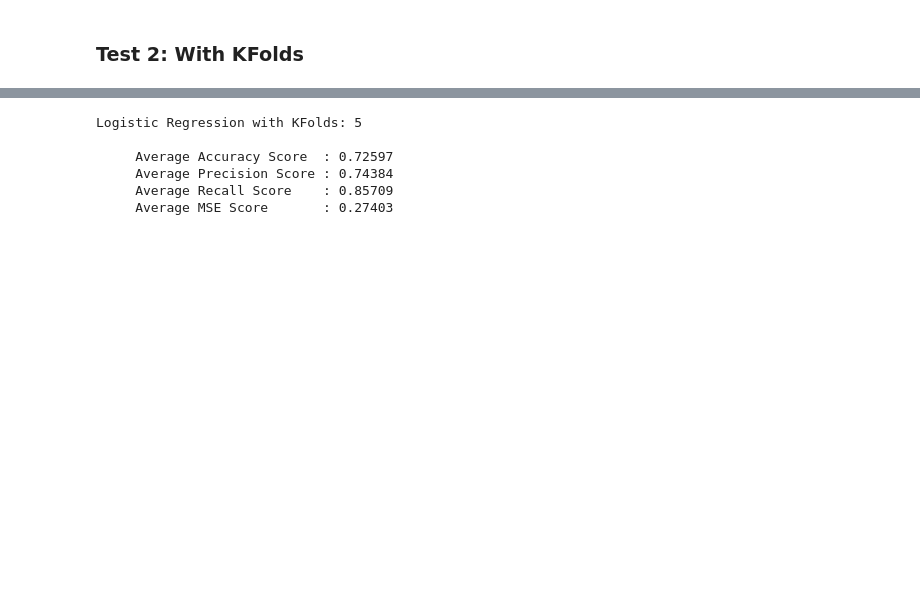
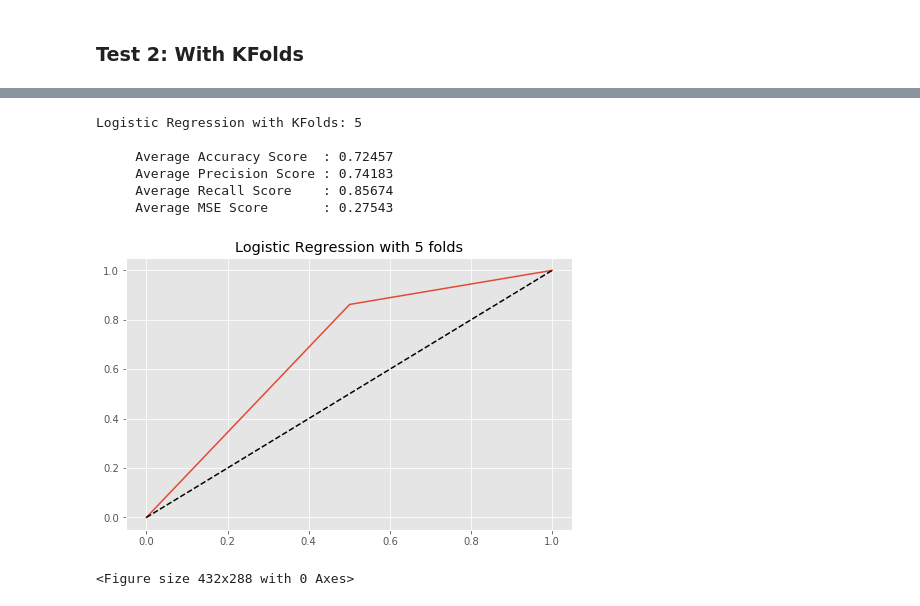
Before and after one commit to cwong690/Ride-or-Churn, a Jupyter notebook: cindy_log_regres.ipynb, the cells around one changed output, grey strips where cells are left out. Drawn from its saved outputs; the diff is of its cells as text; code cells hidden in the pictures; blank space fills up the shorter version.

```diff
--- a/cindy_log_regres.ipynb
+++ b/cindy_log_regres.ipynb
@@ -257,6 +277,6 @@ Logistic Regression with KFolds: 3
 # %%
 num_splits = 5
-model, mse, accuracies, precisions, recalls= k_folds_models(X_train, y_train, num_splits)
+model, mse, accuracies, precisions, recalls, fpr, tpr, thresholds= k_folds_models(X_train, y_train, num_splits)
 
 print(f'Logistic Regression with KFolds: {num_splits} \n')
 print(f'     Average Accuracy Score  : {np.mean(accuracies):2.5f}')
@@ -266,10 +286,23 @@ print(f'     Average MSE Score       : {np.mean(mse):2.5f}')
 # %% [output]
 Logistic Regression with KFolds: 5
 
-     Average Accuracy Score  : 0.72597
-     Average Precision Score : 0.74384
-     Average Recall Score    : 0.85709
-     Average MSE Score       : 0.27403
+     Average Accuracy Score  : 0.72457
+     Average Precision Score : 0.74183
+     Average Recall Score    : 0.85674
+     Average MSE Score       : 0.27543
+# %%
+fig, ax = plt.subplots(figsize=(8,5))
+
+for i in range(len(fpr)):
+    ax.plot(fpr[i], tpr[i])
+    ax.plot([0,1], [0,1], 'k--')
+    ax.set_title('Logistic Regression with 5 folds')
+    plt.show()
+
+plt.savefig('images/kfolds_5.png')
+# %% [output]
+[figure, added]
+<Figure size 432x288 with 0 Axes>
 # %%
 num_splits = 10
 model, mse, accuracies, precisions, recalls, fpr, tpr, thresholds = k_folds_models(X_train, y_train, num_splits)
```
Also changed, not shown: parts of 10 cells of this notebook, 5 other files.
